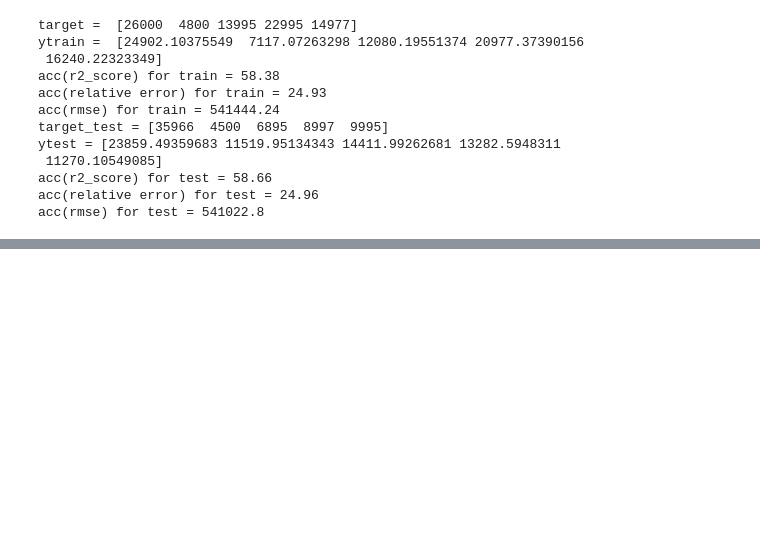
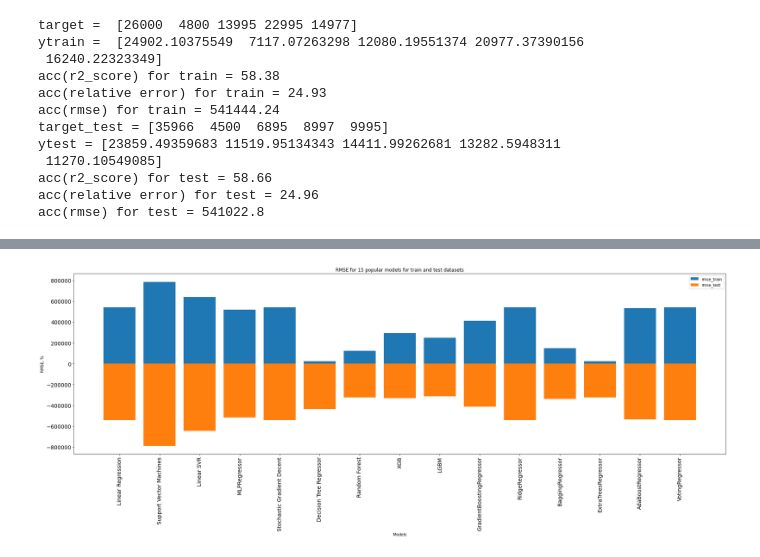
Before and after one commit to icyguy64/Used-Car-Price-Estimator, a Jupyter notebook: notebook.ipynb, the cells around one changed output, grey strips where cells are left out. Saved outputs shown, nothing was run; the diff lists cells and outputs as text; code cells hidden in the pictures; blank space fills up the shorter version.

```diff
--- a/notebook.ipynb
+++ b/notebook.ipynb
@@ -604,14 +893,18 @@ plt.show()
 # %%
 # Plot
-plt.figure(figsize=[25,6])
+plt.figure(figsize=[25,10])
 xx = models['Model']
 plt.tick_params(labelsize=14)
-plt.plot(xx, models['rmse_train'], label = 'rmse_train')
-plt.plot(xx, models['rmse_test'], label = 'rmse_test')
+plt.bar(xx, models['rmse_train'], label = 'rmse_train')
+plt.bar(xx, -1*models['rmse_test'], label = 'rmse_test')
 plt.legend()
 plt.title('RMSE for 15 popular models for train and test datasets')
 plt.xlabel('Models')
 plt.ylabel('RMSE, %')
 plt.xticks(xx, rotation='vertical')
-plt.savefig('graph.png')
+plt.tight_layout()
+fig_rmse = plt.gcf()
 plt.show()
+fig_rmse.savefig('graph_rmse.png')
+# %% [output]
+[figure, added]
```
Also changed, not shown: parts of 23 cells of this notebook.
